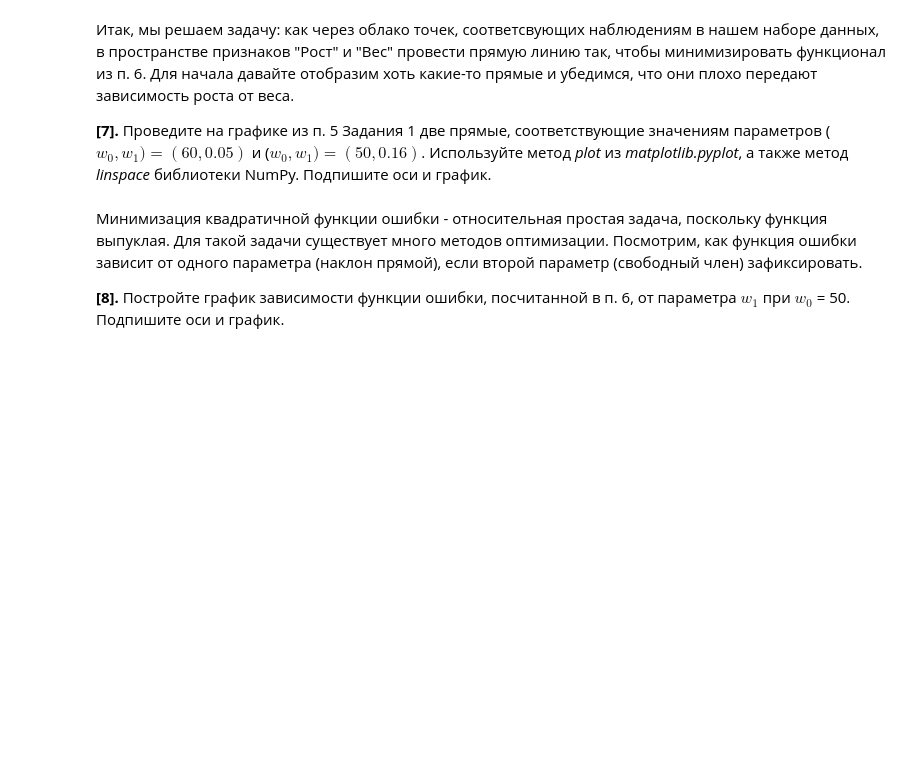
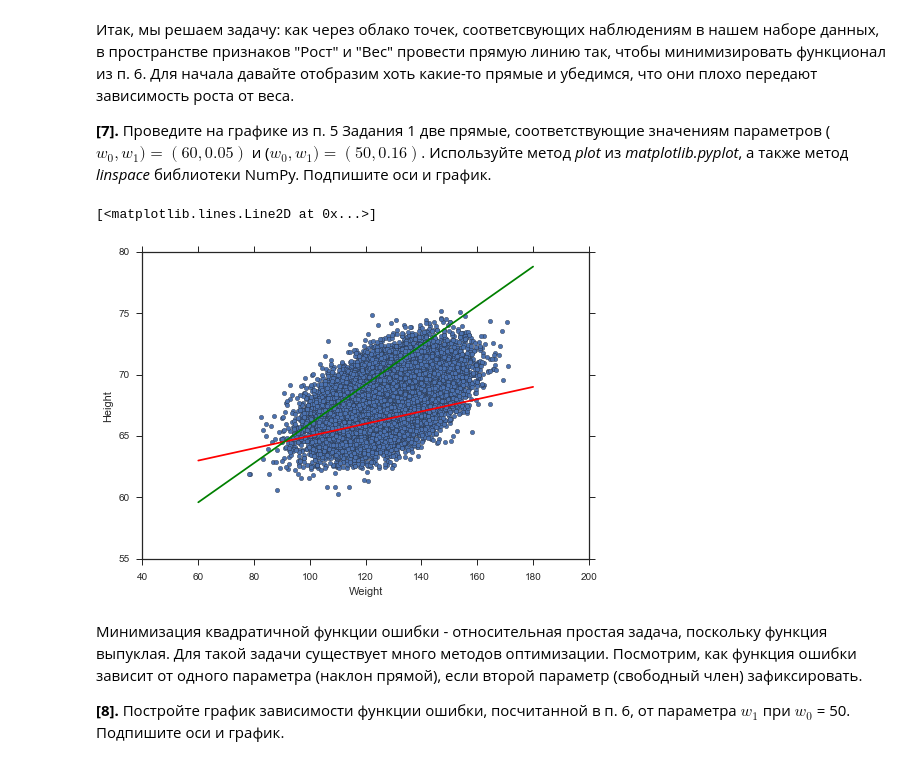
Before and after one commit to lunaplush/coursera, a Jupyter notebook: peer_review_linreg_height_weight.ipynb, the cells around one changed output. Drawn from its saved outputs; the diff is of its cells as text; code cells hidden in the pictures; blank space fills up the shorter version.

Commit message:
line regression 2

```diff
--- a/peer_review_linreg_height_weight.ipynb
+++ b/peer_review_linreg_height_weight.ipynb
@@ -139,3 +150,17 @@ $$error(w_0, w_1) = \sum_{i=1}^n {(y_i - (w_0 + w_1 * x_i))}^2 $$
+# %%
+# Ваш код здесь
+
+data.plot("Weight", "Height", kind = "scatter")
+def line_lin_reg(w0,w1):
+    x = np.linspace(60,180,100)
+    return [x,w0+w1*x]
+line1 = line_lin_reg(60, 0.05)
+plt.plot(line1[0],line1[1], color = "red")
+line2 = line_lin_reg(50, 0.16)
+plt.plot(line2[0],line2[1], color = "green")
+# %% [output]
+[<matplotlib.lines.Line2D at 0x...>]
+[figure, added]
 # %% [markdown]
 Минимизация квадратичной функции ошибки - относительная простая задача, поскольку функция выпуклая. Для такой задачи существует много методов оптимизации. Посмотрим, как функция ошибки зависит от одного параметра (наклон прямой), если второй параметр (свободный член) зафиксировать.
 
```
Also changed, not shown: parts of 21 cells of this notebook.
